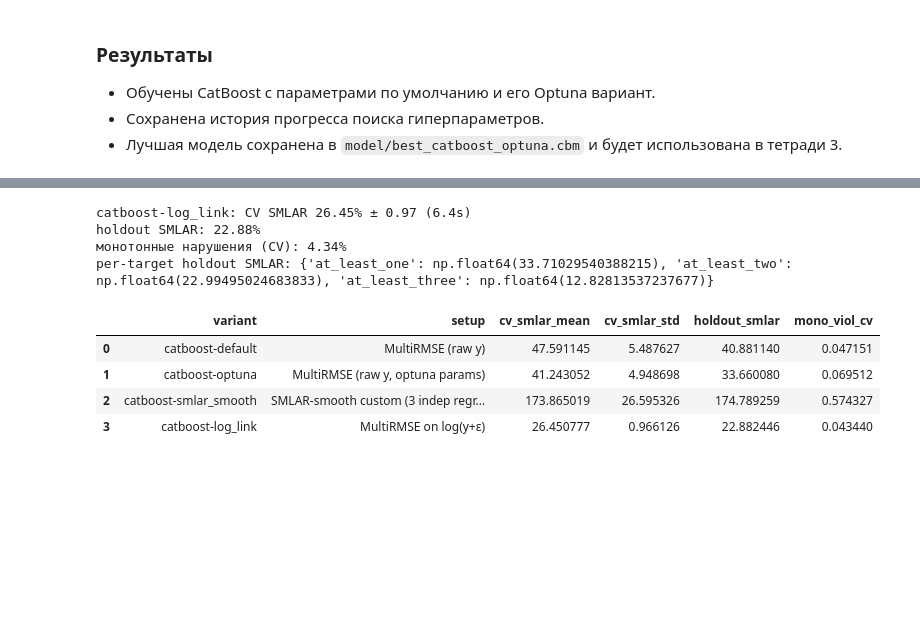
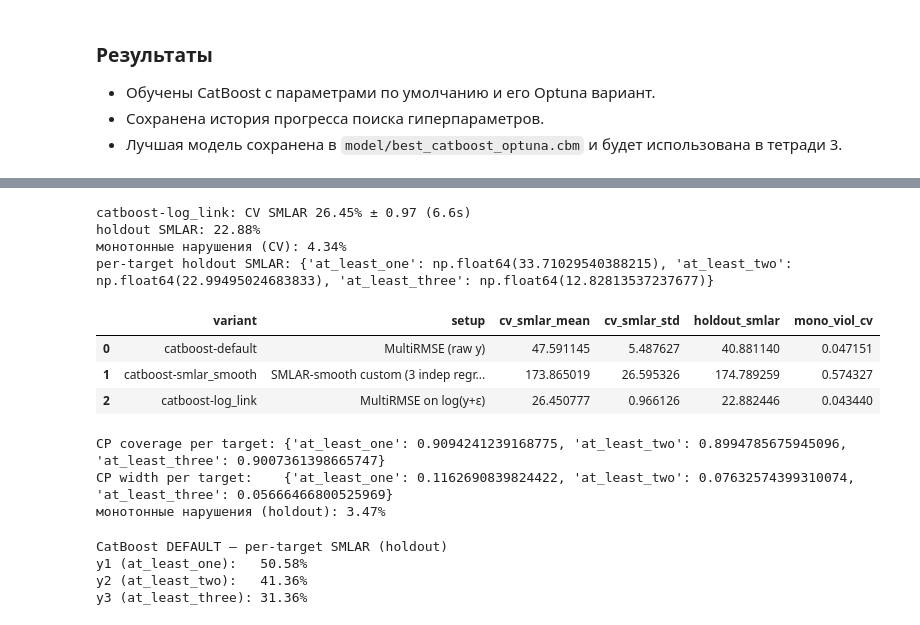
Before and after one commit to Katrysechka/auc_forecast, a Jupyter notebook: notebooks/method_1_catboost/02_train_default_and_optuna.ipynb, the cells around one changed output, grey strips where cells are left out. Cells and saved outputs as stored; diff of their text form; code cells hidden in the pictures; blank space fills up the shorter version.

```diff
--- a/notebooks/method_1_catboost/02_train_default_and_optuna.ipynb
+++ b/notebooks/method_1_catboost/02_train_default_and_optuna.ipynb
@@ -402,17 +345,7 @@ class SMLARSmoothObjective1D:
             result.append((-dL_dp * w, -d2L_dp2 * w))
         return result
 # %%
-# Эксперимент добавлен для сравнения с MLP-smlar_smooth.
-# Гипотеза: gap между CatBoost-optuna и MLP связан не только с архитектурой,
-# но и с функцией потерь.
-
 def _run_smlar_variant(variant_name, cb_params, X, y, train_idx, holdout_idx, folds):
-    """Аналог _run_variant, но обучает K=3 независимых CatBoostRegressor — по одной
-    модели на каждый таргет, поскольку CatBoost 1.2.x не поддерживает кастомные
-    multi-target regression objectives.
-
-    Протокол (фолды, calib-split, Split CP, holdout) полностью совпадает с _run_variant.
-    """
     K = y.shape[1]
     fold_smlar, fold_smlar_pt, fold_mono, fold_mono_pair, cp_evals = [], [], [], [], []
 
@@ -591,14 +468,5 @@ compare_3way
 # %%
 def _run_log_link_variant(variant_name, cb_params, X, y, train_idx, holdout_idx, folds, eps=EPS):
-    """MultiRMSE на log(y + eps): обучаем как обычный multi-target регрессор, но в
-    log-пространстве таргета. Инференс: y_hat = exp(z_hat) - eps, затем клип в [0, 1].
-
-    Архитектура — одна CatBoostRegressor с MultiRMSE (joint-обучение трёх голов сохраняется,
-    в отличие от smlar_smooth-варианта с тремя независимыми моделями).
-    Протокол (фолды, calib-split, Split CP, holdout) полностью совпадает с _run_variant.
-    Split CP калибруется на финальной y-шкале, а не в log-пространстве — это то, что
-    реально оценивается в результатах.
-    """
     fold_smlar, fold_smlar_pt, fold_mono, fold_mono_pair, cp_evals = [], [], [], [], []
 
     def _to_log(arr):
@@ -681,9 +549,6 @@ def _run_log_link_variant(variant_name, cb_params, X, y, train_idx, holdout_idx,
         'params': cb_params,
     }
 # %%
-# Гиперпараметры дерева — как у catboost-default (iterations=800, depth=6, lr=0.05),
-# чтобы единственным отличием от него была таргет-трансформация log(y+EPS).
-# loss_function='MultiRMSE' в log-пространстве: выпуклый встроенный лосс + joint multi-target.
 log_link_params = {
     'iterations': 800,
     'depth': 6,
@@ -710,51 +575,65 @@ print(f"holdout SMLAR: {log_link_res['holdout']['smlar_flat']:.2f}%")
 print(f"монотонные нарушения (CV): {log_link_res['cv']['monotone_viol_mean']*100:.2f}%")
 print(f"per-target holdout SMLAR: {log_link_res['holdout']['smlar_per_target']}")
 # %% [output]
-catboost-log_link: CV SMLAR 26.45% ± 0.97 (6.4s)
+catboost-log_link: CV SMLAR 26.45% ± 0.97 (6.6s)
 holdout SMLAR: 22.88%
 монотонные нарушения (CV): 4.34%
 per-target holdout SMLAR: {'at_least_one': np.float64(33.71029540388215), 'at_least_two': np.float64(22.99495024683833), 'at_least_three': np.float64(12.82813537237677)}
 # %%
-# Сравнение четырёх вариантов CatBoost: одни и те же leak-safe фичи, протокол и SEED,
-# меняются loss / гиперпараметры / таргет-трансформация.
 compare_4way = pd.DataFrame([
     {
         'variant': 'catboost-default',
         'setup': 'MultiRMSE (raw y)',
         'cv_smlar_mean': default_res['cv']['smlar_flat_mean'],
         'cv_smlar_std': default_res['cv']['smlar_flat_std'],
         'holdout_smlar': default_res['holdout']['smlar_flat'],
         'mono_viol_cv': default_res['cv']['monotone_viol_mean'],
-    },
-    {
-        'variant': 'catboost-optuna',
-        'setup': 'MultiRMSE (raw y, optuna params)',
-        'cv_smlar_mean': optuna_res['cv']['smlar_flat_mean'],
-        'cv_smlar_std': optuna_res['cv']['smlar_flat_std'],
-        'holdout_smlar': optuna_res['holdout']['smlar_flat'],
-        'mono_viol_cv': optuna_res['cv']['monotone_viol_mean'],
     },
     {
         'variant': 'catboost-smlar_smooth',
         'setup': 'SMLAR-smooth custom (3 indep regressors)',
         'cv_smlar_mean': smlar_res['cv']['smlar_flat_mean'],
         'cv_smlar_std': smlar_res['cv']['smlar_flat_std'],
         'holdout_smlar': smlar_res['holdout']['smlar_flat'],
         'mono_viol_cv': smlar_res['cv']['monotone_viol_mean'],
     },
     {
         'variant': 'catboost-log_link',
         'setup': 'MultiRMSE on log(y+ε)',
         'cv_smlar_mean': log_link_res['cv']['smlar_flat_mean'],
         'cv_smlar_std': log_link_res['cv']['smlar_flat_std'],
         'holdout_smlar': log_link_res['holdout']['smlar_flat'],
         'mono_viol_cv': log_link_res['cv']['monotone_viol_mean'],
     },
 ])
 compare_4way
 # %% [output]
 |  | variant | setup | cv_smlar_mean | cv_smlar_std | holdout_smlar | mono_viol_cv |
 | 0 | catboost-default | MultiRMSE (raw y) | 47.591145 | 5.487627 | 40.881140 | 0.047151 |
-| 1 | catboost-optuna | MultiRMSE (raw y, optuna params) | 41.243052 | 4.948698 | 33.660080 | 0.069512 |
-| 2 | catboost-smlar_smooth | SMLAR-smooth custom (3 indep regr... | 173.865019 | 26.595326 | 174.789259 | 0.574327 |
-| 3 | catboost-log_link | MultiRMSE on log(y+ε) | 26.450777 | 0.966126 | 22.882446 | 0.043440 |
+| 1 | catboost-smlar_smooth | SMLAR-smooth custom (3 indep regr... | 173.865019 | 26.595326 | 174.789259 | 0.574327 |
+| 2 | catboost-log_link | MultiRMSE on log(y+ε) | 26.450777 | 0.966126 | 22.882446 | 0.043440 |
+# %%
+print(f"CP coverage per target: {log_link_res['ci']['coverage_per_target']}")
+print(f"CP width per target:    {log_link_res['ci']['width_per_target']}")
+print(f"монотонные нарушения (holdout): {log_link_res['holdout']['monotone_viol']*100:.2f}%")
+# %% [output]
+CP coverage per target: {'at_least_one': 0.9094241239168775, 'at_least_two': 0.8994785675945096, 'at_least_three': 0.9007361398665747}
+CP width per target:    {'at_least_one': 0.1162690839824422, 'at_least_two': 0.07632574399310074, 'at_least_three': 0.05666466800525969}
+монотонные нарушения (holdout): 3.47%
+# %%
+from core.metrics import smlar_per_target
+default_model = CatBoostRegressor(**default_params)
+default_model.fit(X.iloc[train_idx].values, y.iloc[train_idx].values)
+pred_ho_default = np.clip(default_model.predict(X.iloc[holdout_idx].values), 0.0, 1.0)
+y_ho = y.iloc[holdout_idx].values
+default_ho_per_target = smlar_per_target(y_ho, pred_ho_default)
+
+print("CatBoost DEFAULT — per-target SMLAR (holdout)")
+print(f"y1 (at_least_one):   {default_ho_per_target['at_least_one']:.2f}%")
+print(f"y2 (at_least_two):   {default_ho_per_target['at_least_two']:.2f}%")
+print(f"y3 (at_least_three): {default_ho_per_target['at_least_three']:.2f}%")
+# %% [output]
+CatBoost DEFAULT — per-target SMLAR (holdout)
+y1 (at_least_one):   50.58%
+y2 (at_least_two):   41.36%
+y3 (at_least_three): 31.36%
```
Also changed, not shown: parts of 15 cells of this notebook, 12 other files.
